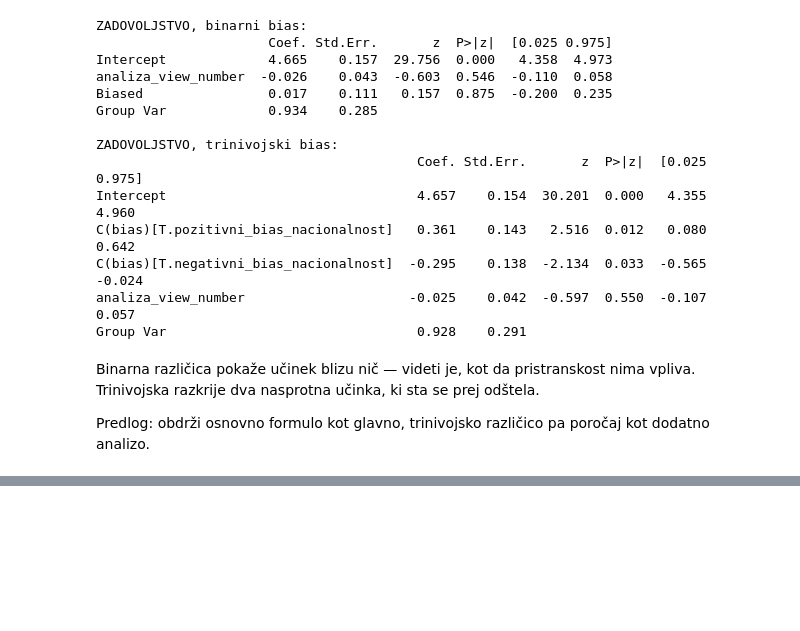
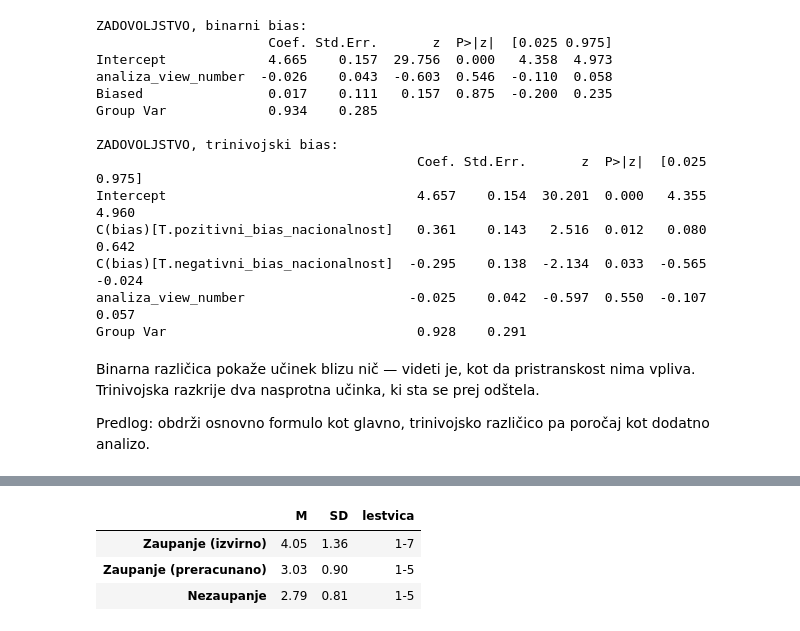
Before and after one commit to HarisBeg26/xai-analiza-podatkov, a Jupyter notebook: Analiza/analiza_mesani_modeli.ipynb, the cells around one changed output, grey strips where cells are left out. Cells and saved outputs as stored; diff of their text form; code cells hidden in the pictures; blank space fills up the shorter version.

```diff
--- a/Analiza/analiza_mesani_modeli.ipynb
+++ b/Analiza/analiza_mesani_modeli.ipynb
@@ -503,0 +523,16 @@ poročaj kot dodatno analizo.
+# %%
+df["zaupanje_1_5"] = 1 + (df["analiza_faktor_zaupanje_mean"] - 1) * 4 / 6
+
+primerjava = pd.DataFrame({
+    "M": [df["analiza_faktor_zaupanje_mean"].mean(), df["zaupanje_1_5"].mean(),
+          df["analiza_faktor_nezaupanje_mean"].mean()],
+    "SD": [df["analiza_faktor_zaupanje_mean"].std(), df["zaupanje_1_5"].std(),
+           df["analiza_faktor_nezaupanje_mean"].std()],
+    "lestvica": ["1-7", "1-5", "1-5"],
+}, index=["Zaupanje (izvirno)", "Zaupanje (preracunano)", "Nezaupanje"])
+primerjava.round(2)
+# %% [output]
+|  | M | SD | lestvica |
+| Zaupanje (izvirno) | 4.05 | 1.36 | 1-7 |
+| Zaupanje (preracunano) | 3.03 | 0.90 | 1-5 |
+| Nezaupanje | 2.79 | 0.81 | 1-5 |
```
Also changed, not shown: parts of 10 cells of this notebook, 2 other files.
